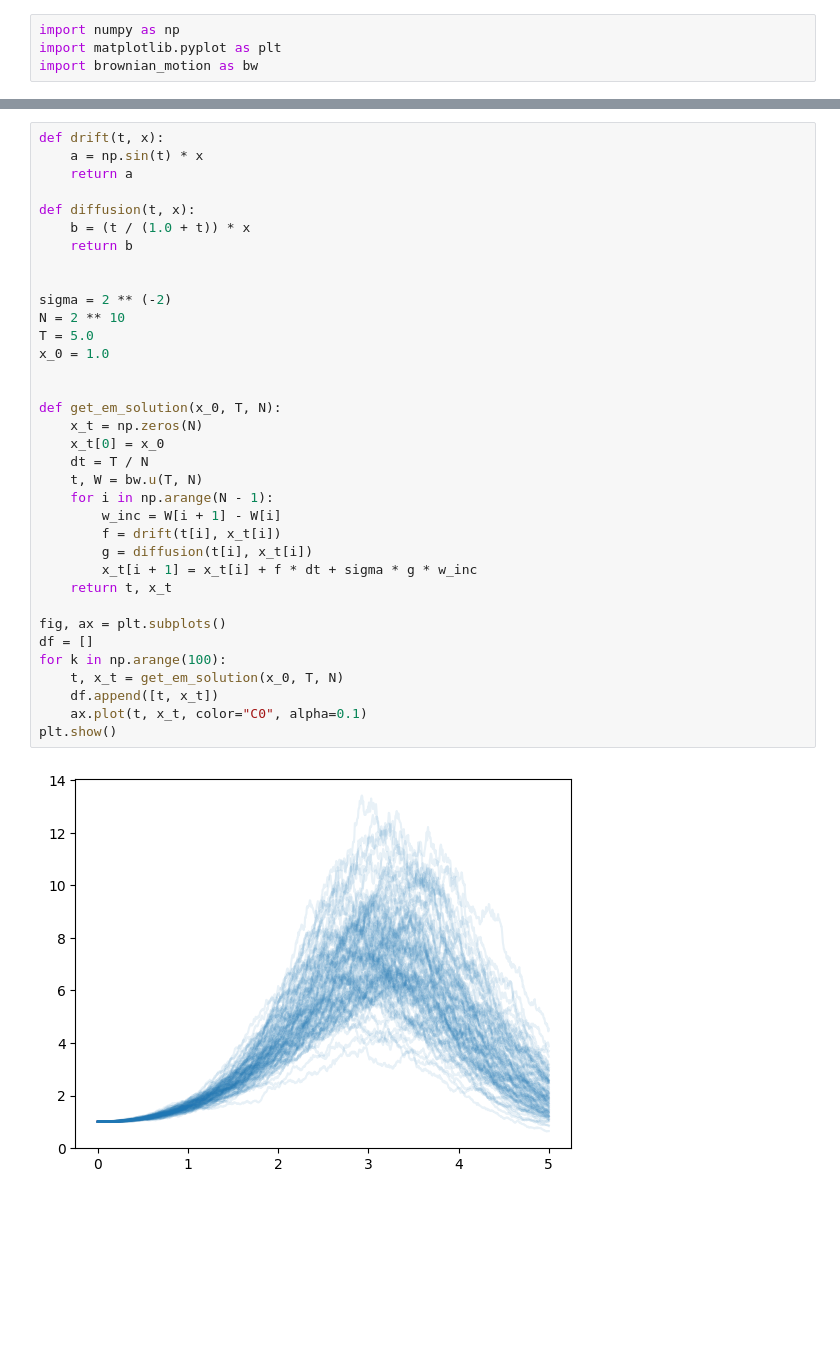
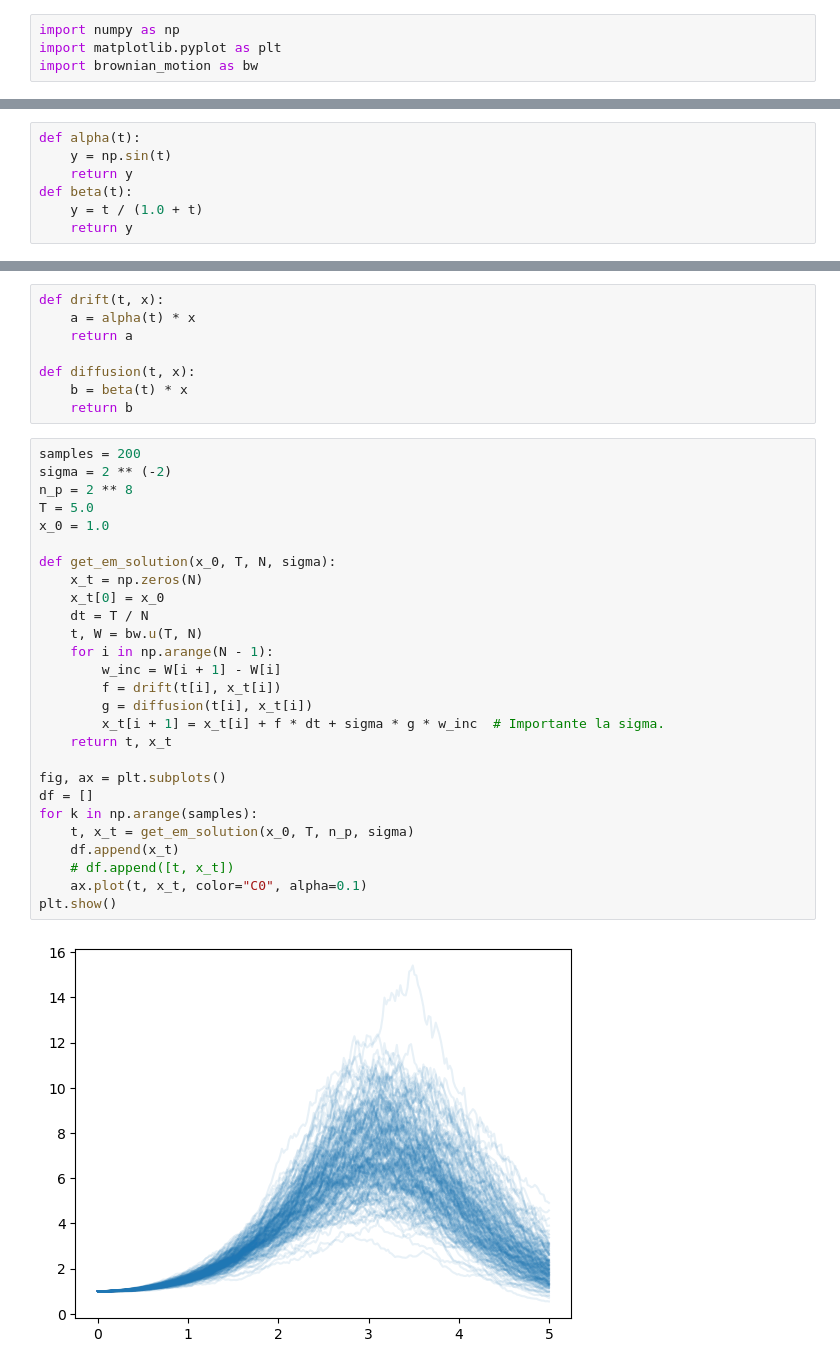
Before and after one commit to Dust1920/stochacalculus, a Jupyter notebook: PythonScripts/verif_em_solution.ipynb, the cells around one changed output, grey strips where cells are left out. Cells and saved outputs as stored; diff of their text form; blank space fills up the shorter version.

```diff
--- a/PythonScripts/verif_em_solution.ipynb
+++ b/PythonScripts/verif_em_solution.ipynb
@@ -16,0 +24,7 @@ import brownian_motion as bw
+# %%
+def alpha(t):
+    y = np.sin(t)
+    return y
+def beta(t):
+    y = t / (1.0 + t)
+    return y
@@ -17,40 +33,40 @@ import brownian_motion as bw
+# %%
+def drift(t, x):
+    a = alpha(t) * x
+    return a
+
+def diffusion(t, x):
+    b = beta(t) * x
+    return b
 # %%
-def drift(t, x):
-    a = np.sin(t) * x
-    return a
-
-def diffusion(t, x):
-    b = (t / (1.0 + t)) * x
-    return b
-
-
+samples = 200
 sigma = 2 ** (-2)
-N = 2 ** 10
+n_p = 2 ** 8
 T = 5.0
 x_0 = 1.0
 
-
-def get_em_solution(x_0, T, N):
+def get_em_solution(x_0, T, N, sigma):
     x_t = np.zeros(N)
     x_t[0] = x_0
     dt = T / N
     t, W = bw.u(T, N)
     for i in np.arange(N - 1):
         w_inc = W[i + 1] - W[i]
         f = drift(t[i], x_t[i])
         g = diffusion(t[i], x_t[i])
-        x_t[i + 1] = x_t[i] + f * dt + sigma * g * w_inc
+        x_t[i + 1] = x_t[i] + f * dt + sigma * g * w_inc  # Importante la sigma.
     return t, x_t
 
 fig, ax = plt.subplots()
 df = []
-for k in np.arange(100):
-    t, x_t = get_em_solution(x_0, T, N)
-    df.append([t, x_t])
+for k in np.arange(samples):
+    t, x_t = get_em_solution(x_0, T, n_p, sigma)
+    df.append(x_t)
+    # df.append([t, x_t])
     ax.plot(t, x_t, color="C0", alpha=0.1)
 plt.show()
 # %% [output]
-[figure, old version]
+[figure, new version]
 # %% [markdown]
 ## Metódo Análitico.
 
```
Also changed, not shown: parts of 15 cells of this notebook.
